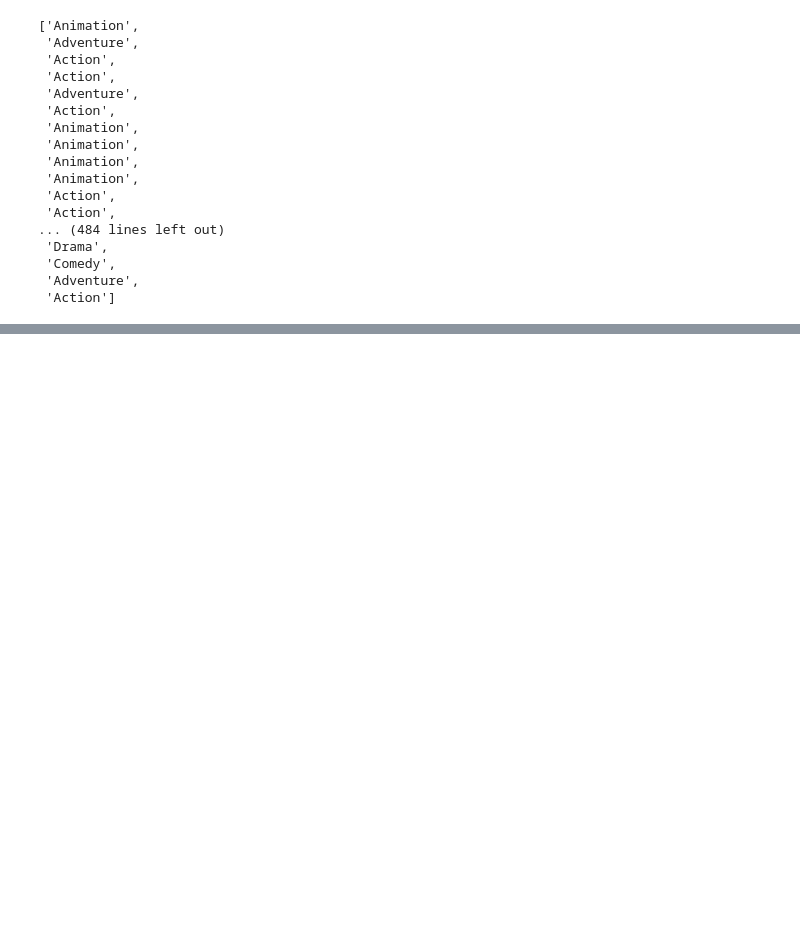
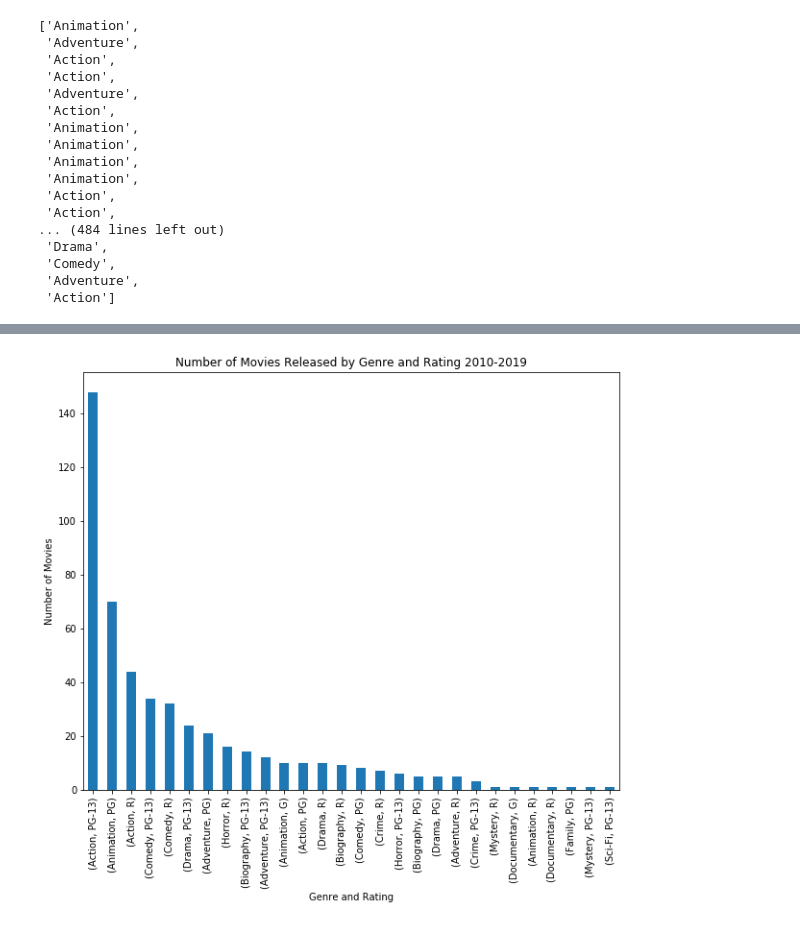
Before and after one commit to dwalkup/movie_revenue_by_genre, a Jupyter notebook: data-combination-and-visualization.ipynb, the cells around one changed output, grey strips where cells are left out. Drawn from its saved outputs; the diff is of its cells as text; code cells hidden in the pictures; blank space fills up the shorter version.

```diff
--- a/data-combination-and-visualization.ipynb
+++ b/data-combination-and-visualization.ipynb
@@ -161,0 +244,9 @@ full_df.tail()
+# %%
+genre_rating_count_df.plot(kind='bar',
+                           figsize=(10,8),
+                          title='Number of Movies by Genre and Rating 2010-2019');
+plt.title('Number of Movies Released by Genre and Rating 2010-2019')
+plt.xlabel('Genre and Rating')
+plt.ylabel('Number of Movies');
+# %% [output]
+[figure, added]
```
Also changed, not shown: parts of 19 cells of this notebook, 2 other files.
